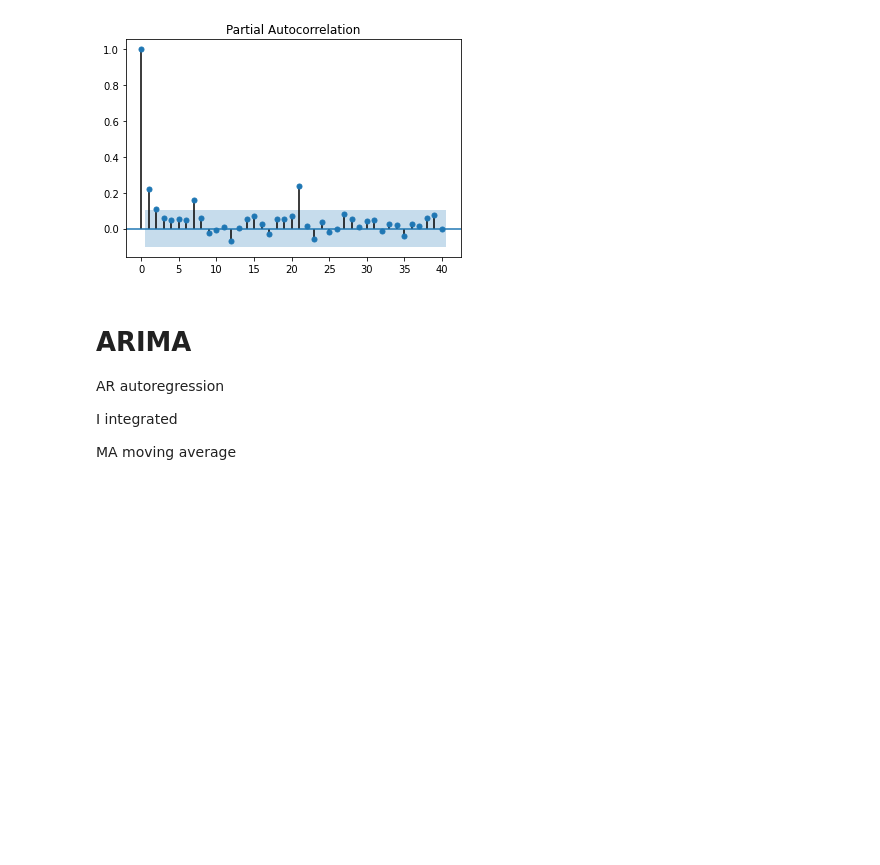
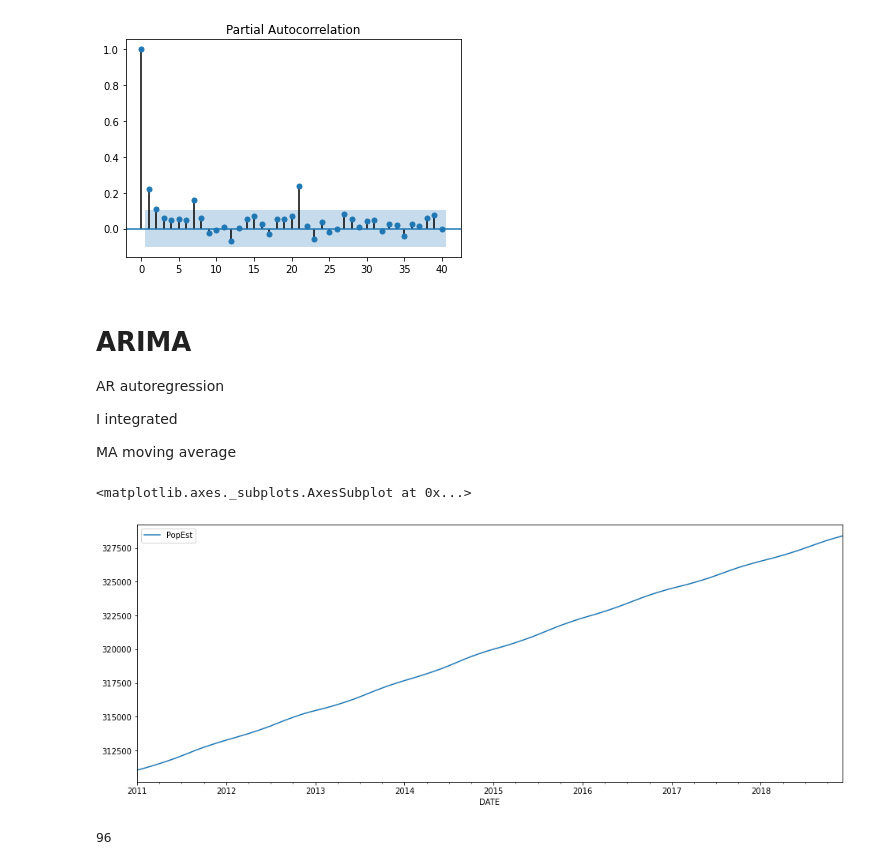
Before and after one commit to kozz84/Udemy, a Jupyter notebook: Time_Series.ipynb, the cells around one changed output. Saved outputs shown, nothing was run; the diff lists cells and outputs as text; code cells hidden in the pictures; blank space fills up the shorter version.

```diff
--- a/Time_Series.ipynb
+++ b/Time_Series.ipynb
@@ -666,0 +671,15 @@ MA moving average
+# %%
+data = pd.read_csv('/content/drive/MyDrive/Time Series/uspopulation.csv',
+                   index_col='DATE',
+                   parse_dates=True)
+# %%
+data.index.freq = 'MS'
+# %%
+data.plot(figsize=(16,6))
+# %% [output]
+<matplotlib.axes._subplots.AxesSubplot at 0x...>
+[figure, added]
+# %%
+len(data)
+# %% [output]
+96
```
Also changed, not shown: parts of 21 cells of this notebook.
